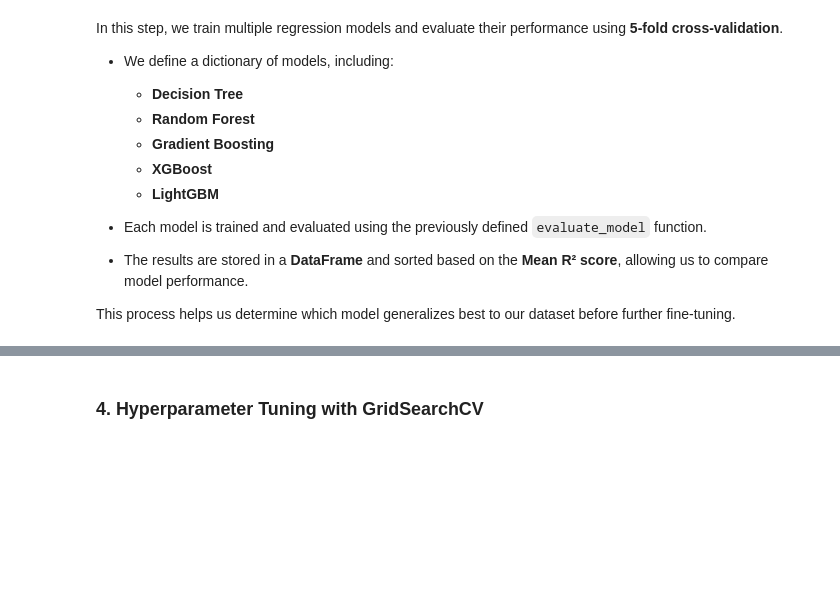
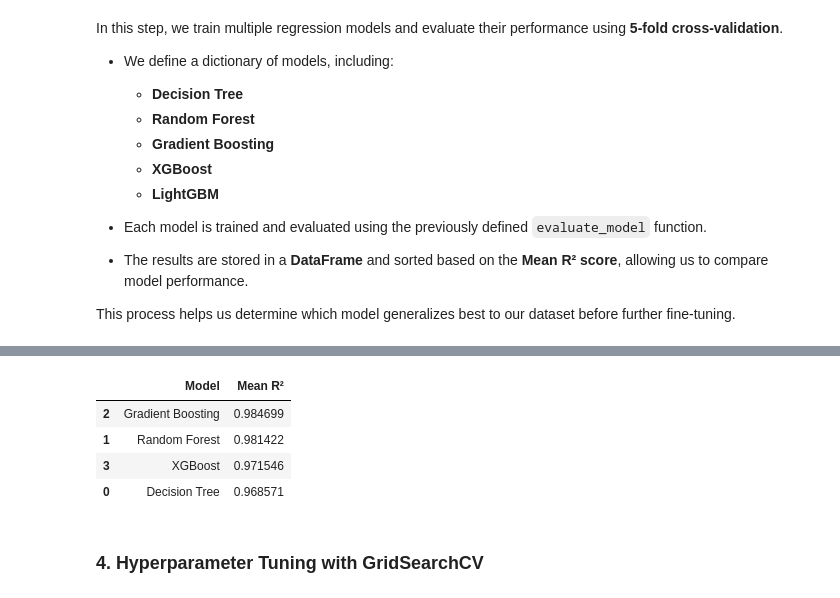
Before and after one commit to ethanaire/Sydney-Airbnb-prices-prediction, a Jupyter notebook: notebooks/04_modelling.ipynb, the cells around one changed output, grey strips where cells are left out. Saved outputs shown, nothing was run; the diff lists cells and outputs as text; code cells hidden in the pictures; blank space fills up the shorter version.

```diff
--- a/notebooks/04_modelling.ipynb
+++ b/notebooks/04_modelling.ipynb
@@ -182,5 +189,13 @@ cv_results = {name: evaluate_model(model, X_train, y_train) for name, model in m
 # %%
 df_cv_results = pd.DataFrame(cv_results.items(), columns=["Model", "Mean R²"]).sort_values(by="Mean R²", ascending=False)
+# %%
+df_cv_results
+# %% [output]
+|  | Model | Mean R² |
+| 2 | Gradient Boosting | 0.984699 |
+| 1 | Random Forest | 0.981422 |
+| 3 | XGBoost | 0.971546 |
+| 0 | Decision Tree | 0.968571 |
 # %% [markdown]
 ### 4. Hyperparameter Tuning with GridSearchCV
 # %% [markdown]
```
Also changed, not shown: parts of 30 cells of this notebook, 1 other file.
